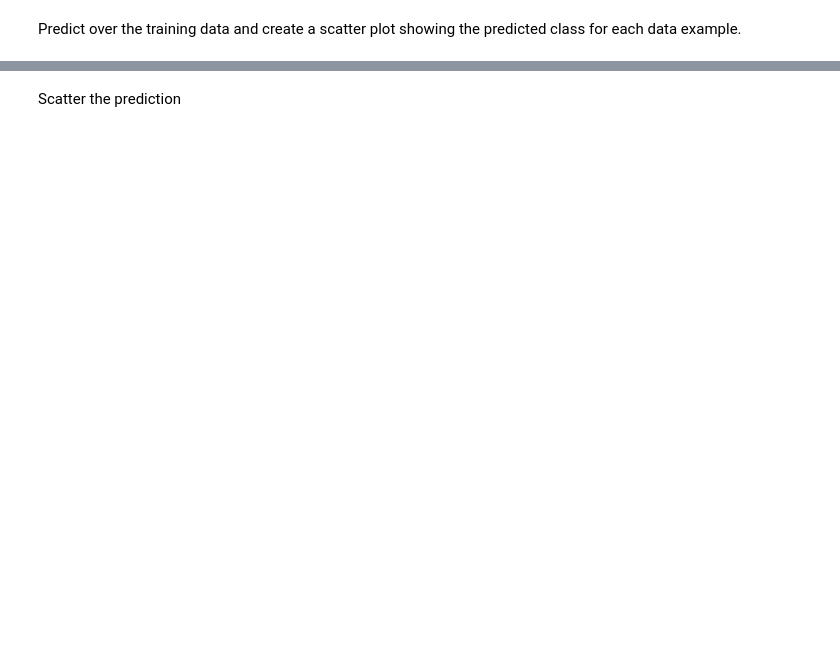
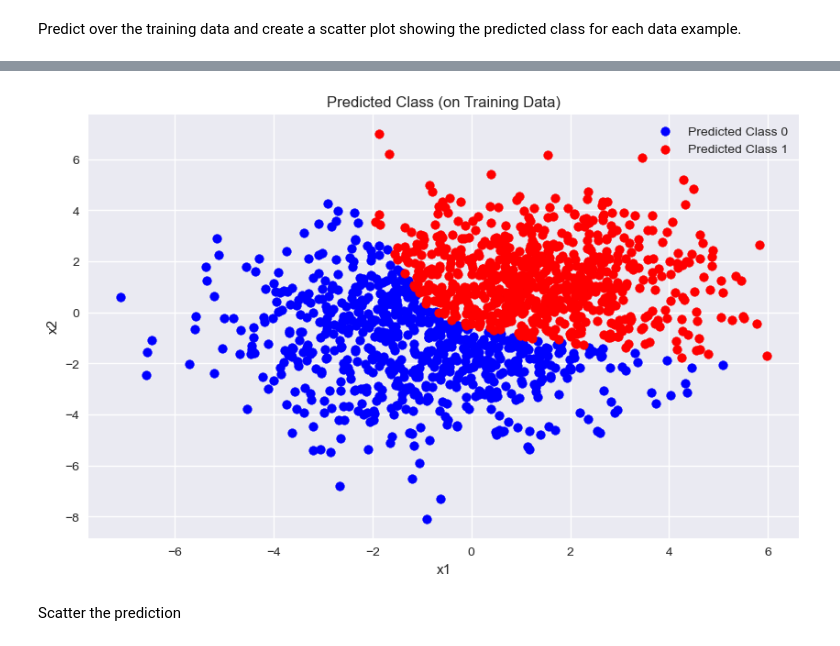
Before and after one commit to Carmenfranci/Selected, a Jupyter notebook: Student_Lab_3.ipynb, the cells around one changed output, grey strips where cells are left out. Saved outputs shown, nothing was run; the diff lists cells and outputs as text; code cells hidden in the pictures; blank space fills up the shorter version.

```diff
--- a/Student_Lab_3.ipynb
+++ b/Student_Lab_3.ipynb
@@ -413,2 +468,22 @@ Plot the training history showing the training accuracy and validation accuracy.
 # %% [markdown]
 Predict over the training data and create a scatter plot showing the predicted class for each data example.
+# %%
+# Predict on training data
+y_pred_probs = model.predict(X_train)
+# Print shape of predictions
+print(y_pred_probs.shape)  # Should be (1400, 1)
+# Convert probabilities to class labels (0 or 1)
+y_pred_classes = (y_pred_probs > 0.5).astype(int).flatten()
+
+# Scatter plot of predicted classes
+plt.figure(figsize=(10, 6))
+plt.scatter(X_train[y_pred_classes == 0, 0], X_train[y_pred_classes == 0, 1], c='blue', label='Predicted Class 0')
+plt.scatter(X_train[y_pred_classes == 1, 0], X_train[y_pred_classes == 1, 1], c='red', label='Predicted Class 1')
+
+plt.xlabel('x1')
+plt.ylabel('x2')
+plt.title('Predicted Class (on Training Data)')
+plt.legend()
+plt.grid(True)
+plt.show()
+# %% [output]
@@ -415,3 +492,4 @@ Predict over the training data and create a scatter plot showing the predicted c
+[figure, added]
 # %% [markdown]
 Scatter the prediction
 # %%
```
Also changed, not shown: parts of 16 cells of this notebook.
